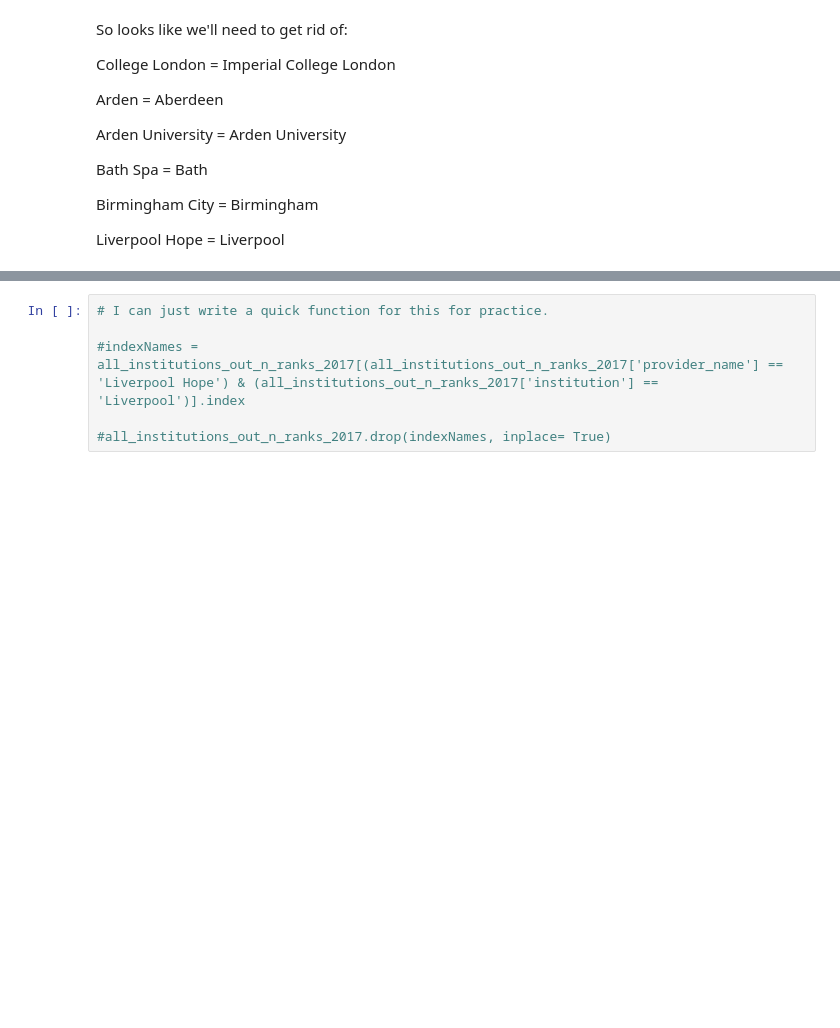
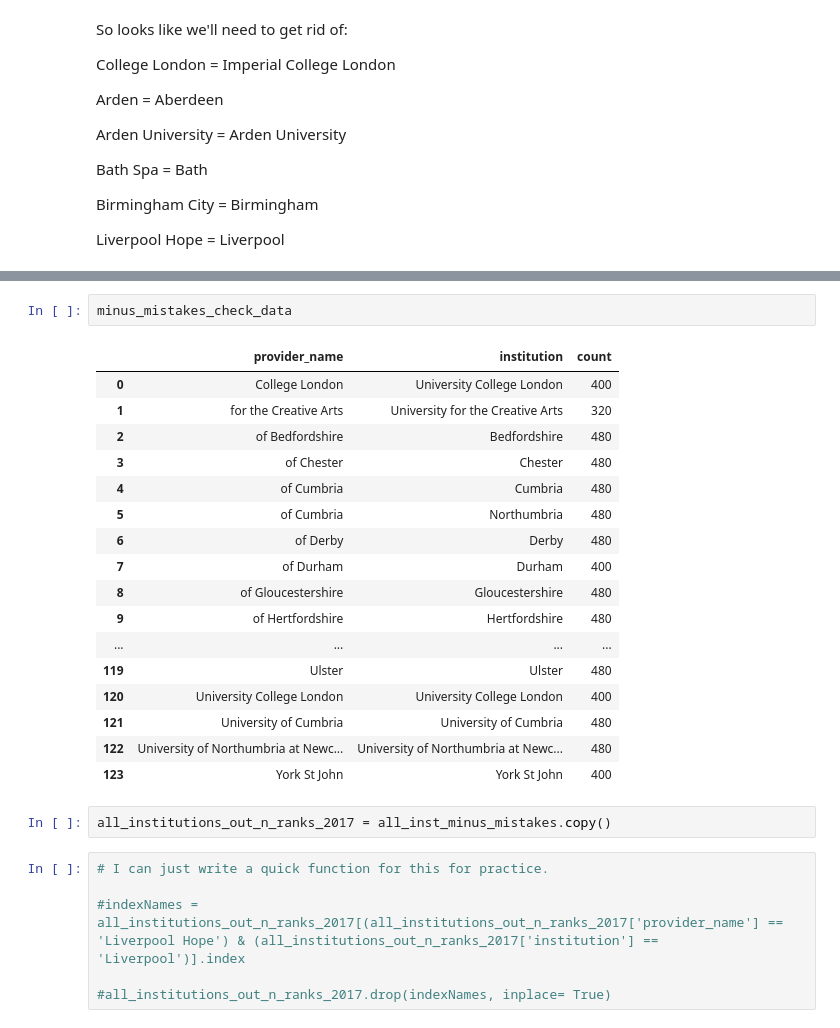
Before and after one commit to DSloan10/pcc_python_projects, a Jupyter notebook: hesa_project/hego_first_data_explore.ipynb, the cells around one changed output, grey strips where cells are left out. Cells and saved outputs as stored; diff of their text form; blank space fills up the shorter version.

```diff
--- a/hesa_project/hego_first_data_explore.ipynb
+++ b/hesa_project/hego_first_data_explore.ipynb
@@ -907,3 +928,25 @@ TypeError: bad operand type for unary ~: 'list'
+# %%
+minus_mistakes_check_data
+# %% [output]
+|  | provider_name | institution | count |
+| 0 | College London | University College London | 400 |
+| 1 | for the Creative Arts | University for the Creative Arts | 320 |
+| 2 | of Bedfordshire | Bedfordshire | 480 |
+| 3 | of Chester | Chester | 480 |
+| 4 | of Cumbria | Cumbria | 480 |
+| 5 | of Cumbria | Northumbria | 480 |
+| 6 | of Derby | Derby | 480 |
+| 7 | of Durham | Durham | 400 |
+| 8 | of Gloucestershire | Gloucestershire | 480 |
+| 9 | of Hertfordshire | Hertfordshire | 480 |
+| ... | ... | ... | ... |
+| 119 | Ulster | Ulster | 480 |
+| 120 | University College London | University College London | 400 |
+| 121 | University of Cumbria | University of Cumbria | 480 |
+| 122 | University of Northumbria at Newc... | University of Northumbria at Newc... | 480 |
+| 123 | York St John | York St John | 400 |
+# %%
+all_institutions_out_n_ranks_2017 = all_inst_minus_mistakes.copy()
 # %%
 # I can just write a quick function for this for practice.
 
```
Also changed, not shown: parts of 15 cells of this notebook.
